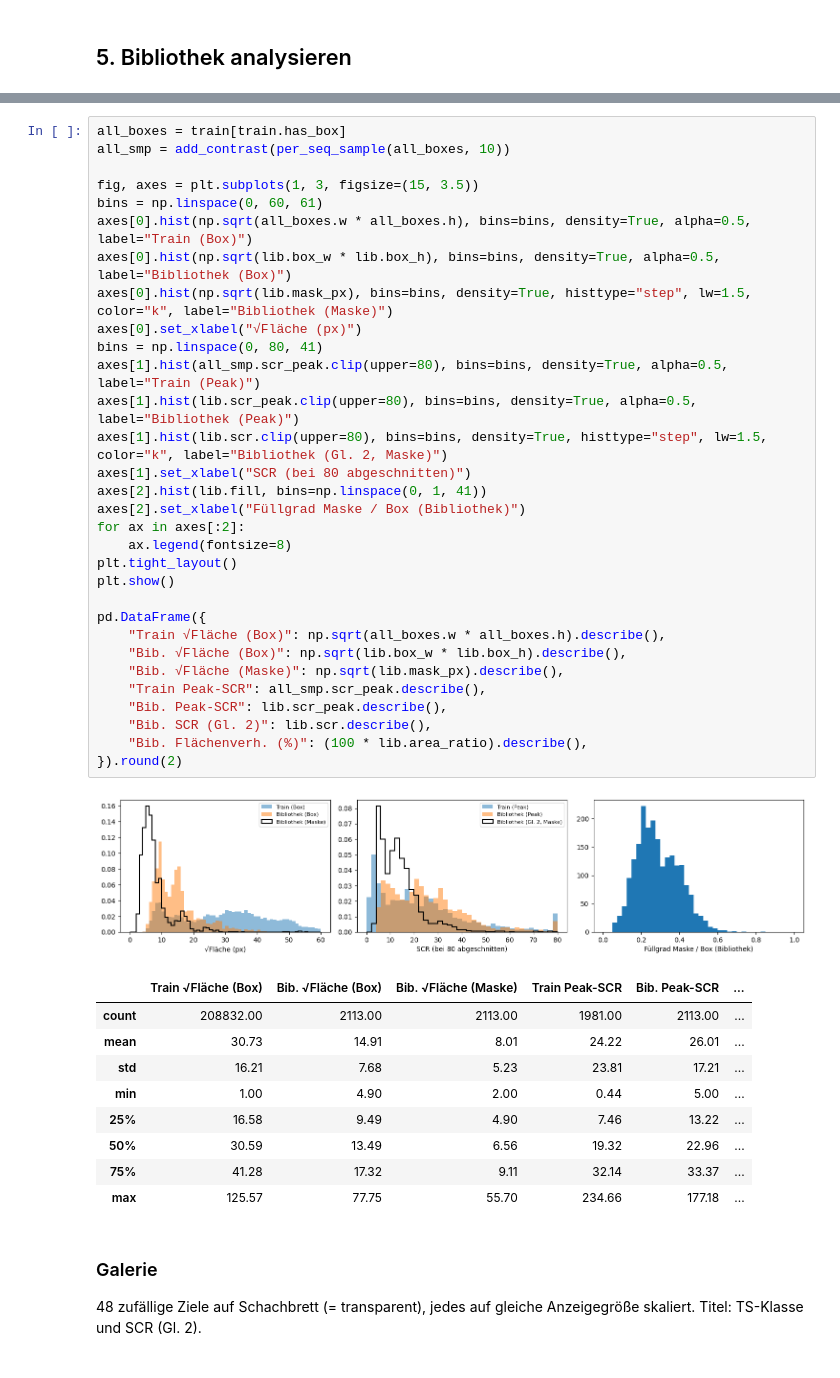
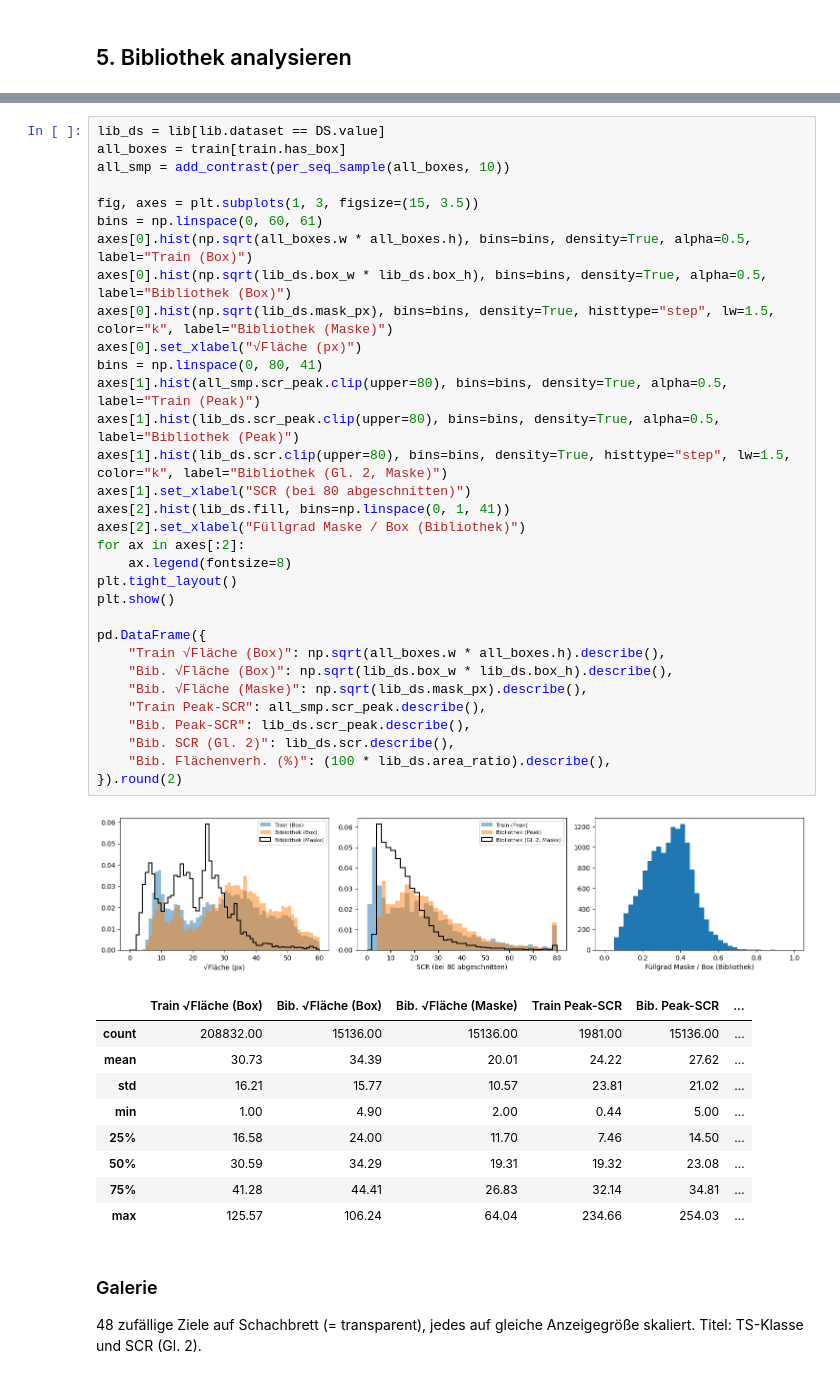
Before and after one commit to MoriartyCoder/Bachelor-Thesis, a Jupyter notebook: notebooks/05_target_library.ipynb, the cells around one changed output, grey strips where cells are left out. Cells and saved outputs as stored; diff of their text form.

```diff
--- a/notebooks/05_target_library.ipynb
+++ b/notebooks/05_target_library.ipynb
@@ -469,47 +490,48 @@ Train = alle 200 Sequenzen, alle Ziele (Größe aus den Boxen, Peak-SCR auf 10 F
 Das volle PGDA gleicht die Verzerrung aus: es skaliert die Ziele auf die Flächenverteilung A und passt die
 Intensität an die SCR-Verteilung S des Train-Splits an.
 # %%
+lib_ds = lib[lib.dataset == DS.value]
 all_boxes = train[train.has_box]
 all_smp = add_contrast(per_seq_sample(all_boxes, 10))
 
 fig, axes = plt.subplots(1, 3, figsize=(15, 3.5))
 bins = np.linspace(0, 60, 61)
 axes[0].hist(np.sqrt(all_boxes.w * all_boxes.h), bins=bins, density=True, alpha=0.5, label="Train (Box)")
-axes[0].hist(np.sqrt(lib.box_w * lib.box_h), bins=bins, density=True, alpha=0.5, label="Bibliothek (Box)")
-axes[0].hist(np.sqrt(lib.mask_px), bins=bins, density=True, histtype="step", lw=1.5, color="k", label="Bibliothek (Maske)")
+axes[0].hist(np.sqrt(lib_ds.box_w * lib_ds.box_h), bins=bins, density=True, alpha=0.5, label="Bibliothek (Box)")
+axes[0].hist(np.sqrt(lib_ds.mask_px), bins=bins, density=True, histtype="step", lw=1.5, color="k", label="Bibliothek (Maske)")
 axes[0].set_xlabel("√Fläche (px)")
 bins = np.linspace(0, 80, 41)
 axes[1].hist(all_smp.scr_peak.clip(upper=80), bins=bins, density=True, alpha=0.5, label="Train (Peak)")
-axes[1].hist(lib.scr_peak.clip(upper=80), bins=bins, density=True, alpha=0.5, label="Bibliothek (Peak)")
-axes[1].hist(lib.scr.clip(upper=80), bins=bins, density=True, histtype="step", lw=1.5, color="k", label="Bibliothek (Gl. 2, Maske)")
+axes[1].hist(lib_ds.scr_peak.clip(upper=80), bins=bins, density=True, alpha=0.5, label="Bibliothek (Peak)")
+axes[1].hist(lib_ds.scr.clip(upper=80), bins=bins, density=True, histtype="step", lw=1.5, color="k", label="Bibliothek (Gl. 2, Maske)")
 axes[1].set_xlabel("SCR (bei 80 abgeschnitten)")
-axes[2].hist(lib.fill, bins=np.linspace(0, 1, 41))
+axes[2].hist(lib_ds.fill, bins=np.linspace(0, 1, 41))
 axes[2].set_xlabel("Füllgrad Maske / Box (Bibliothek)")
 for ax in axes[:2]:
     ax.legend(fontsize=8)
 plt.tight_layout()
 plt.show()
 
 pd.DataFrame({
     "Train √Fläche (Box)": np.sqrt(all_boxes.w * all_boxes.h).describe(),
-    "Bib. √Fläche (Box)": np.sqrt(lib.box_w * lib.box_h).describe(),
-    "Bib. √Fläche (Maske)": np.sqrt(lib.mask_px).describe(),
+    "Bib. √Fläche (Box)": np.sqrt(lib_ds.box_w * lib_ds.box_h).describe(),
+    "Bib. √Fläche (Maske)": np.sqrt(lib_ds.mask_px).describe(),
     "Train Peak-SCR": all_smp.scr_peak.describe(),
-    "Bib. Peak-SCR": lib.scr_peak.describe(),
-    "Bib. SCR (Gl. 2)": lib.scr.describe(),
-    "Bib. Flächenverh. (%)": (100 * lib.area_ratio).describe(),
+    "Bib. Peak-SCR": lib_ds.scr_peak.describe(),
+    "Bib. SCR (Gl. 2)": lib_ds.scr.describe(),
+    "Bib. Flächenverh. (%)": (100 * lib_ds.area_ratio).describe(),
 }).round(2)
 # %% [output]
-[figure, old version]
+[figure, new version]
 |  | Train √Fläche (Box) | Bib. √Fläche (Box) | Bib. √Fläche (Maske) | Train Peak-SCR | Bib. Peak-SCR | ... |
-| count | 208832.00 | 2113.00 | 2113.00 | 1981.00 | 2113.00 | ... |
-| mean | 30.73 | 14.91 | 8.01 | 24.22 | 26.01 | ... |
-| std | 16.21 | 7.68 | 5.23 | 23.81 | 17.21 | ... |
+| count | 208832.00 | 15136.00 | 15136.00 | 1981.00 | 15136.00 | ... |
+| mean | 30.73 | 34.39 | 20.01 | 24.22 | 27.62 | ... |
+| std | 16.21 | 15.77 | 10.57 | 23.81 | 21.02 | ... |
 | min | 1.00 | 4.90 | 2.00 | 0.44 | 5.00 | ... |
-| 25% | 16.58 | 9.49 | 4.90 | 7.46 | 13.22 | ... |
-| 50% | 30.59 | 13.49 | 6.56 | 19.32 | 22.96 | ... |
-| 75% | 41.28 | 17.32 | 9.11 | 32.14 | 33.37 | ... |
-| max | 125.57 | 77.75 | 55.70 | 234.66 | 177.18 | ... |
+| 25% | 16.58 | 24.00 | 11.70 | 7.46 | 14.50 | ... |
+| 50% | 30.59 | 34.29 | 19.31 | 19.32 | 23.08 | ... |
+| 75% | 41.28 | 44.41 | 26.83 | 32.14 | 34.81 | ... |
+| max | 125.57 | 106.24 | 64.04 | 234.66 | 254.03 | ... |
 # %% [markdown]
 ### Galerie
 
```
Also changed, not shown: parts of 20 cells of this notebook, 24 other files.
